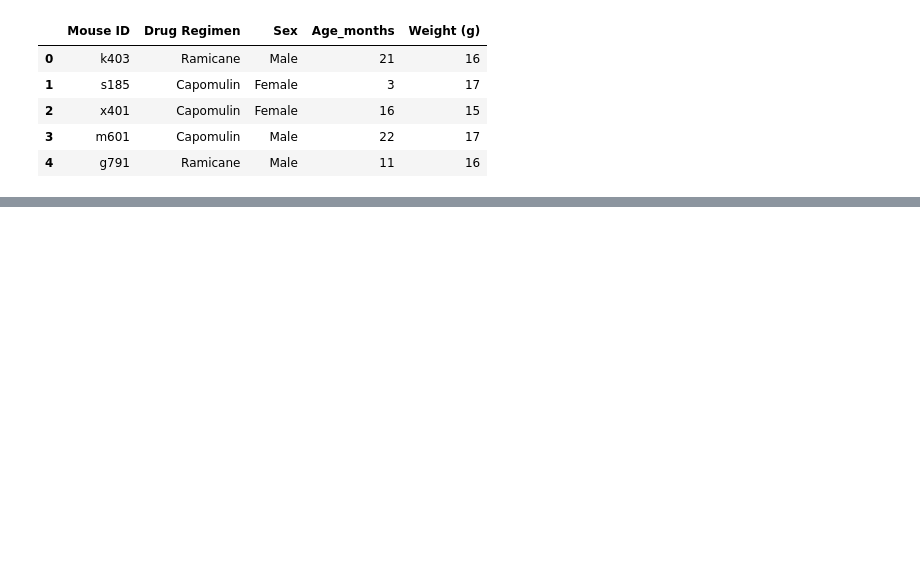
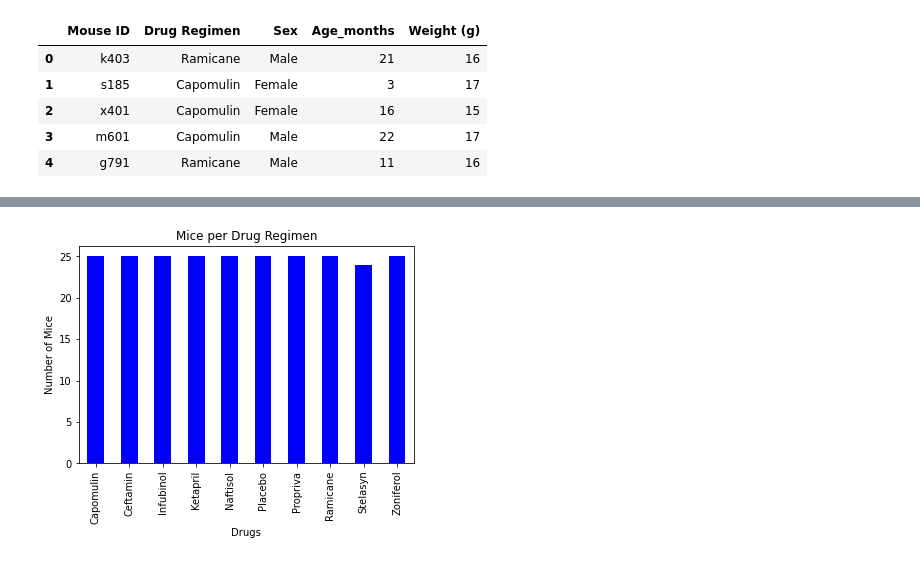
Before and after one commit to kplam624/Mice-Drug-Analysis, a Jupyter notebook: Submission/main.ipynb, the cells around one changed output, grey strips where cells are left out. Saved outputs shown, nothing was run; the diff lists cells and outputs as text; code cells hidden in the pictures; blank space fills up the shorter version.

Commit message:
Added the bar graph

```diff
--- a/Submission/main.ipynb
+++ b/Submission/main.ipynb
@@ -15,3 +18,9 @@ mouse_df.head()
 | 2 | x401 | Capomulin | Female | 16 | 15 |
 | 3 | m601 | Capomulin | Male | 22 | 17 |
 | 4 | g791 | Ramicane | Male | 11 | 16 |
+# %%
+# Rename column for readability
+mouse_df = mouse_df.rename(columns = {"Age_months":"Age (Months)"})
+
+# Checking for any null values
+mouse_df.info()
@@ -34 +74,10 @@ k403    1
 Name: Mouse ID, Length: 249, dtype: int64
+# %%
+# Summary table by drug regimen
+
+# Group the dataframe by the drug regimen
+drugs = mouse_df.groupby("Drug Regimen")
+
+#Creating a summary table with the aggregate function
+drug_summ = drugs["Weight (g)"].agg(['mean','median','var','std','sem'])
+drug_summ
@@ -34,0 +97,18 @@ Name: Mouse ID, Length: 249, dtype: int64
+# %%
+# Create a bar plot
+
+# Creating the axis
+x_axis = np.arange(0,len(drug_summ))
+
+# The amount of subjects for each drug regiment
+drug_count = drugs["Drug Regimen"].count()
+
+# bar plot with pandas
+drug_plot = drug_count.plot(kind = 'bar', color = 'blue')
+
+drug_plot.set_xlabel("Drugs")
+drug_plot.set_ylabel("Number of Mice")
+plt.title("Mice per Drug Regimen")
+plt.show()
+# %% [output]
+[figure, added]
```
Also changed, not shown: parts of 10 cells of this notebook.
